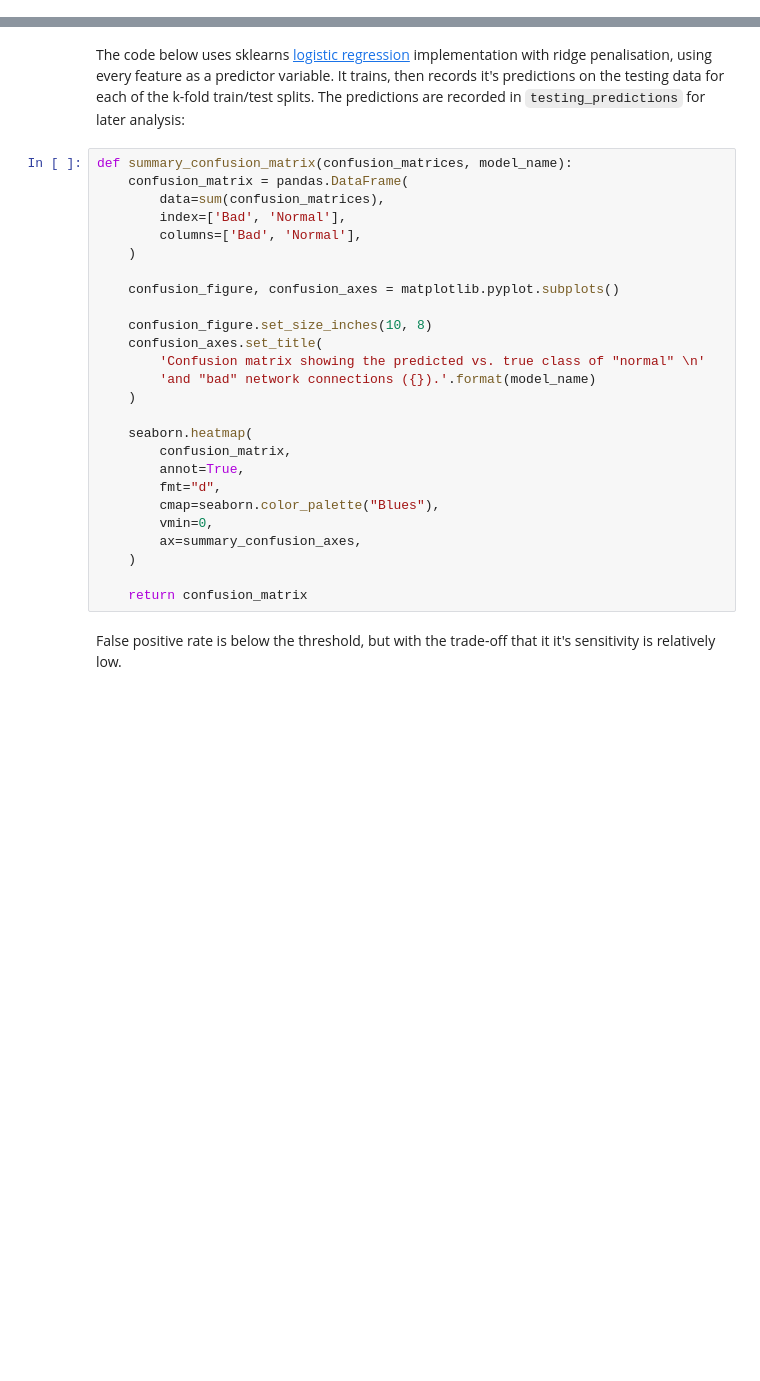
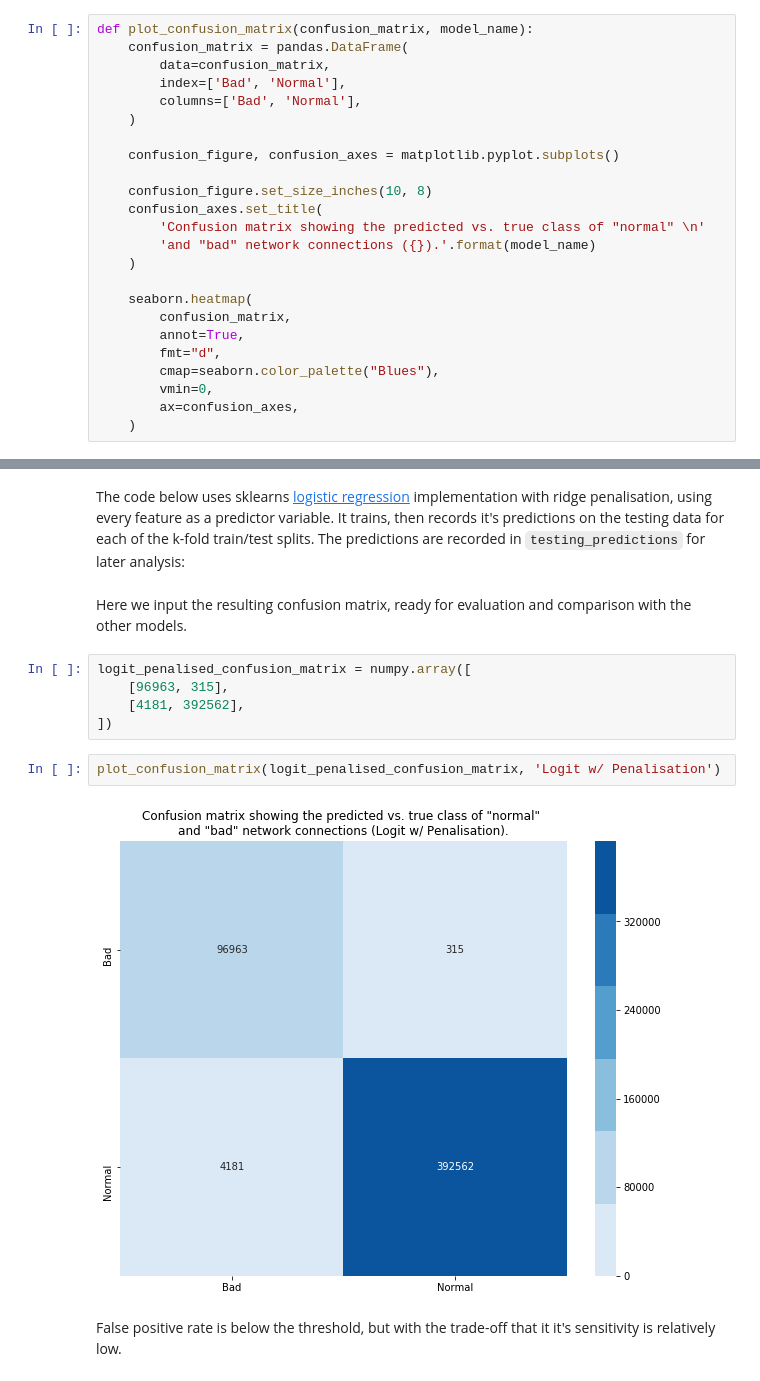
Before and after one commit to dj311/data-science-toolbox-2, a Jupyter notebook: project/report.ipynb, the cells around one changed output, grey strips where cells are left out. Cells and saved outputs as stored; diff of their text form; blank space fills up the shorter version.

Commit message:
report: plotting function for evaluation

```diff
--- a/project/report.ipynb
+++ b/project/report.ipynb
@@ -117,3 +122,27 @@ confusionmatrix.set_index([" "])
+# %%
+def plot_confusion_matrix(confusion_matrix, model_name):
+    confusion_matrix = pandas.DataFrame(
+        data=confusion_matrix,
+        index=['Bad', 'Normal'],
+        columns=['Bad', 'Normal'],
+    )
+
+    confusion_figure, confusion_axes = matplotlib.pyplot.subplots()
+
+    confusion_figure.set_size_inches(10, 8)
+    confusion_axes.set_title(
+        'Confusion matrix showing the predicted vs. true class of "normal" \n'
+        'and "bad" network connections ({}).'.format(model_name)
+    )
+
+    seaborn.heatmap(
+        confusion_matrix,
+        annot=True,
+        fmt="d",
+        cmap=seaborn.color_palette("Blues"),
+        vmin=0,
+        ax=confusion_axes,
+    )
 # %% [markdown]
 ### Summary Statistics
 
@@ -364,32 +393,17 @@ From data science book [6] page 196:
 > Penalised regression is similar in spirit to AIC. Instead of explicitly searching through a discrete set of models, the model-fitting equation incorporates a constraint that penalises the model for too many variables (parameters). Rather than eliminating predictor variables entirely—as with stepwise, forward, and backward selection — penalised regression applies the penalty by reducing coefficients, in some cases to near zero. Common penalised regression methods are ridge regression and lasso regression.
 # %% [markdown]
 The code below uses sklearns [logistic regression](https://scikit-learn.org/stable/modules/generated/sklearn.linear_model.LogisticRegression.html) implementation with ridge penalisation, using every feature as a predictor variable. It trains, then records it's predictions on the testing data for each of the k-fold train/test splits. The predictions are recorded in `testing_predictions` for later analysis:
-# %%
-def summary_confusion_matrix(confusion_matrices, model_name):
-    confusion_matrix = pandas.DataFrame(
-        data=sum(confusion_matrices),
-        index=['Bad', 'Normal'],
-        columns=['Bad', 'Normal'],
-    )
-
-    confusion_figure, confusion_axes = matplotlib.pyplot.subplots()
-
-    confusion_figure.set_size_inches(10, 8)
-    confusion_axes.set_title(
-        'Confusion matrix showing the predicted vs. true class of "normal" \n'
-        'and "bad" network connections ({}).'.format(model_name)
-    )
-
-    seaborn.heatmap(
-        confusion_matrix,
-        annot=True,
-        fmt="d",
-        cmap=seaborn.color_palette("Blues"),
-        vmin=0,
-        ax=summary_confusion_axes,
-    )
-
-    return confusion_matrix
+# %% [markdown]
+Here we input the resulting confusion matrix, ready for evaluation and comparison with the other models.
+# %%
+logit_penalised_confusion_matrix = numpy.array([
+    [96963, 315],
+    [4181, 392562],
+])
+# %%
+plot_confusion_matrix(logit_penalised_confusion_matrix, 'Logit w/ Penalisation')
+# %% [output]
+[figure, added]
 # %% [markdown]
 False positive rate is below the threshold, but with the trade-off that it it's sensitivity is relatively low.
 # %% [markdown]
```
Also changed, not shown: parts of 2 cells of this notebook.
